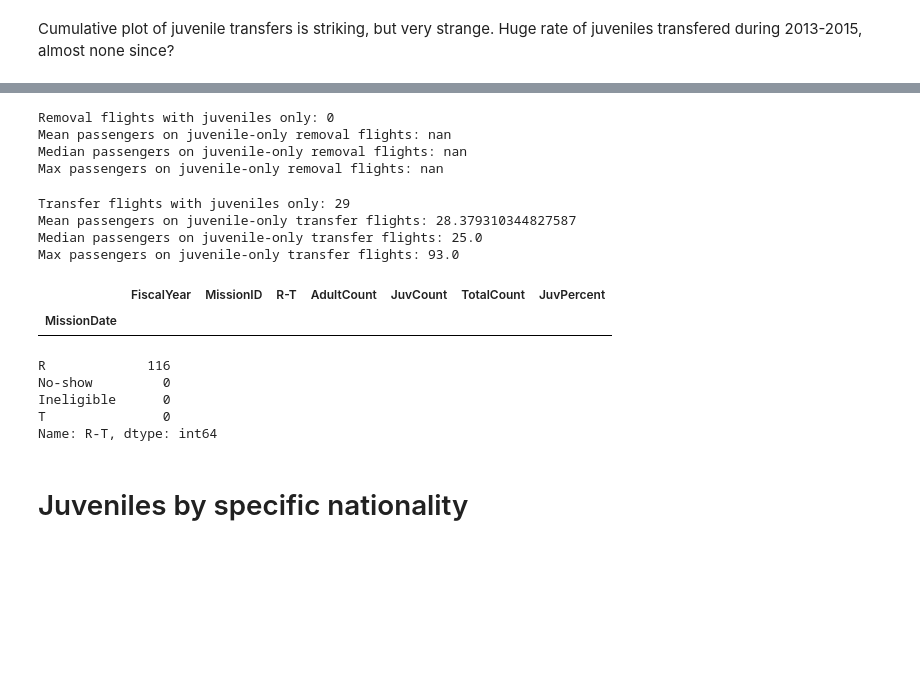
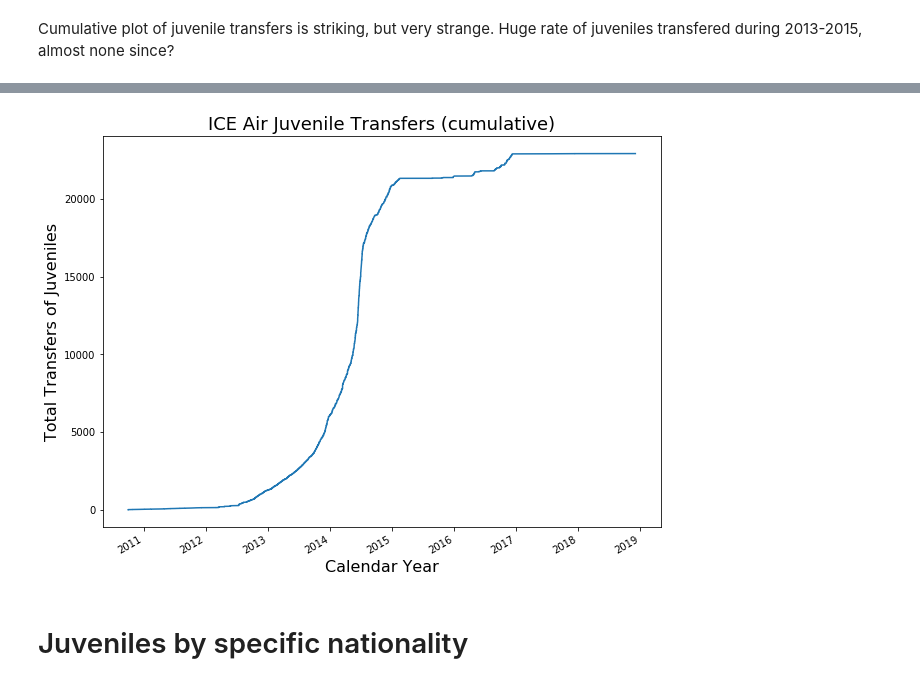
Before and after one commit to UWCHR/ice-air, a Jupyter notebook: analyze/note/juveniles.ipynb, the cells around one changed output, grey strips where cells are left out. Saved outputs shown, nothing was run; the diff lists cells and outputs as text; code cells hidden in the pictures; blank space fills up the shorter version.

```diff
--- a/analyze/note/juveniles.ipynb
+++ b/analyze/note/juveniles.ipynb
@@ -167,36 +150,11 @@ all_juv_removals = tr[tr['JuvPercent'] == 1]
-# %%
-print(f"Removal flights with juveniles only: {len(all_juv_removals)}")
-print(f"Mean passengers on juvenile-only removal flights: {all_juv_removals['JuvCount'].mean()}")
-print(f"Median passengers on juvenile-only removal flights: {all_juv_removals['JuvCount'].median()}")
-print(f"Max passengers on juvenile-only removal flights: {all_juv_removals['JuvCount'].max()}")
-# %% [output]
-Removal flights with juveniles only: 0
-Mean passengers on juvenile-only removal flights: nan
-Median passengers on juvenile-only removal flights: nan
-Max passengers on juvenile-only removal flights: nan
-# %%
-print(f"Transfer flights with juveniles only: {len(all_juv_transfers)}")
-print(f"Mean passengers on juvenile-only transfer flights: {all_juv_transfers['JuvCount'].mean()}")
-print(f"Median passengers on juvenile-only transfer flights: {all_juv_transfers['JuvCount'].median()}")
-print(f"Max passengers on juvenile-only transfer flights: {all_juv_transfers['JuvCount'].max()}")
-# %% [output]
-Transfer flights with juveniles only: 29
-Mean passengers on juvenile-only transfer flights: 28.379310344827587
-Median passengers on juvenile-only transfer flights: 25.0
-Max passengers on juvenile-only transfer flights: 93.0
-# %%
-all_juv_removals
-# %% [output]
-|  | FiscalYear | MissionID | R-T | AdultCount | JuvCount | TotalCount | JuvPercent |
-| MissionDate |  |  |  |  |  |  |  |
-# %%
-df[df['MissionID'] == 4634]['R-T'].value_counts()
-# %% [output]
-R             116
-No-show         0
-Ineligible      0
-T               0
-Name: R-T, dtype: int64
+# %%
+cumulative_chart(tt['JuvCount'].cumsum(),
+                title="ICE Air Juvenile Transfers (cumulative)",
+                ylabel="Total Transfers of Juveniles",
+                xlabel='Calendar Year',
+                filename='cumulative_juvenile_transfers');
+# %% [output]
+[figure, added]
 # %% [markdown]
 # Juveniles by specific nationality
 # %% [markdown]
```
Also changed, not shown: parts of 7 cells of this notebook, 2 other files.
